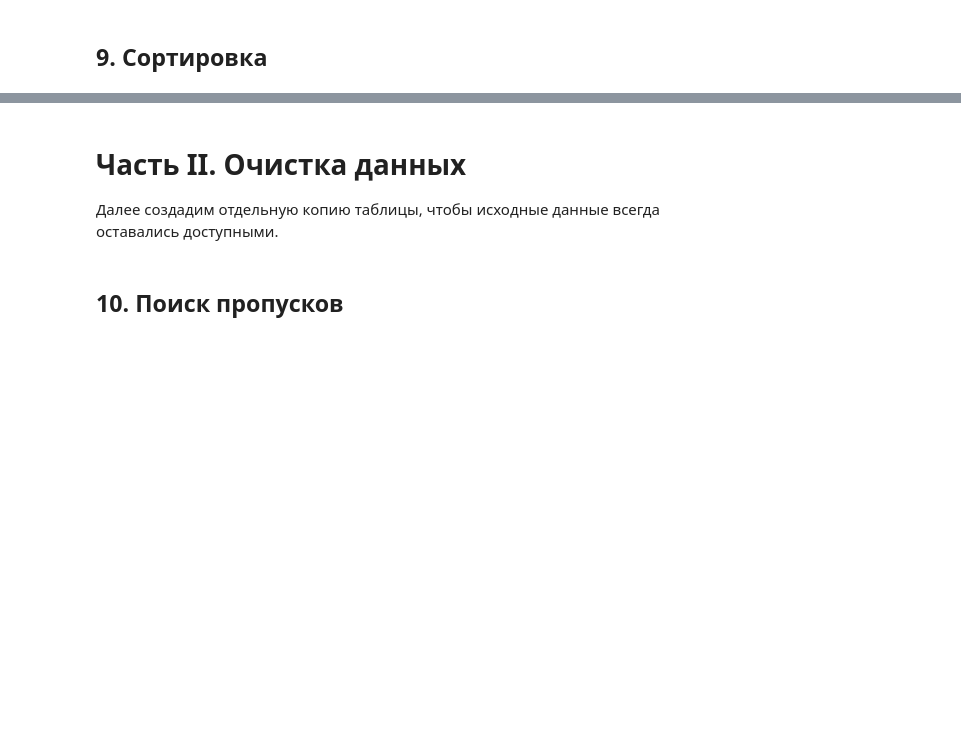
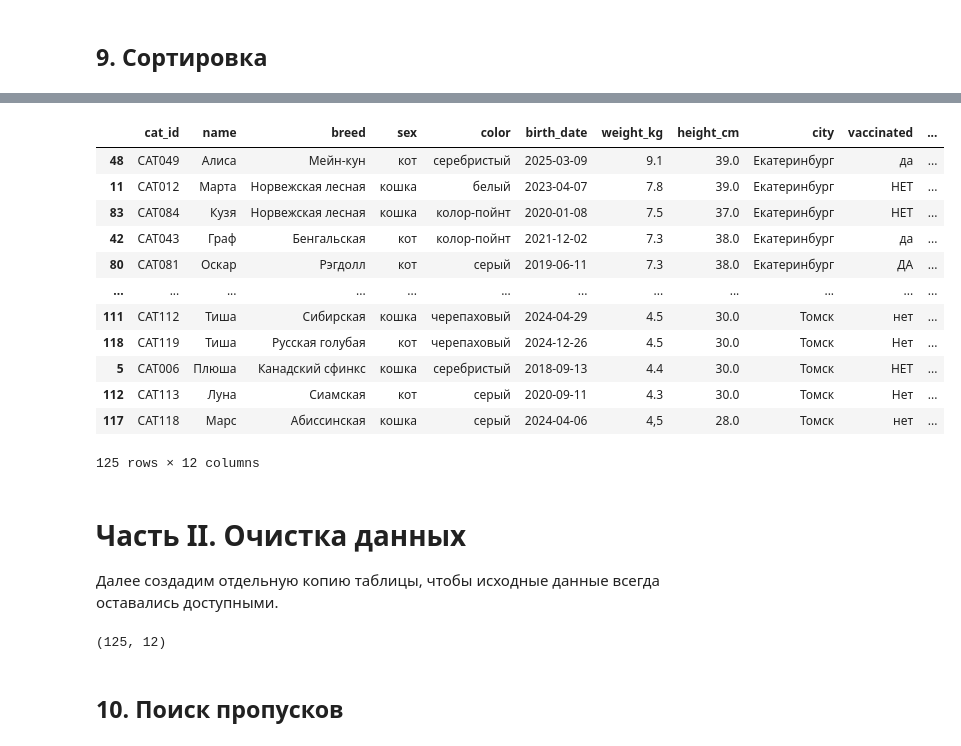
Before and after one commit to golubnichiy/bigdata_26_09, a Jupyter notebook: pandas_1_base.ipynb, the cells around one changed output, grey strips where cells are left out. Cells and saved outputs as stored; diff of their text form; code cells hidden in the pictures; blank space fills up the shorter version.

```diff
--- a/pandas_1_base.ipynb
+++ b/pandas_1_base.ipynb
@@ -57,6 +330,27 @@
+# %%
+cats.sort_values(['city', 'weight_kg'], ascending=[True, False])
+# %% [output]
+|  | cat_id | name | breed | sex | color | birth_date | weight_kg | height_cm | city | vaccinated | ... |
+| 48 | CAT049 | Алиса | Мейн-кун | кот | серебристый | 2025-03-09 | 9.1 | 39.0 | Екатеринбург | да | ... |
+| 11 | CAT012 | Марта | Норвежская лесная | кошка | белый | 2023-04-07 | 7.8 | 39.0 | Екатеринбург | НЕТ | ... |
+| 83 | CAT084 | Кузя | Норвежская лесная | кошка | колор-пойнт | 2020-01-08 | 7.5 | 37.0 | Екатеринбург | НЕТ | ... |
+| 42 | CAT043 | Граф | Бенгальская | кот | колор-пойнт | 2021-12-02 | 7.3 | 38.0 | Екатеринбург | да | ... |
+| 80 | CAT081 | Оскар | Рэгдолл | кот | серый | 2019-06-11 | 7.3 | 38.0 | Екатеринбург | ДА | ... |
+| ... | ... | ... | ... | ... | ... | ... | ... | ... | ... | ... | ... |
+| 111 | CAT112 | Тиша | Сибирская | кошка | черепаховый | 2024-04-29 | 4.5 | 30.0 | Томск | нет | ... |
+| 118 | CAT119 | Тиша | Русская голубая | кот | черепаховый | 2024-12-26 | 4.5 | 30.0 | Томск | Нет | ... |
+| 5 | CAT006 | Плюша | Канадский сфинкс | кошка | серебристый | 2018-09-13 | 4.4 | 30.0 | Томск | НЕТ | ... |
+| 112 | CAT113 | Луна | Сиамская | кот | серый | 2020-09-11 | 4.3 | 30.0 | Томск | Нет | ... |
+| 117 | CAT118 | Марс | Абиссинская | кошка | серый | 2024-04-06 | 4,5 | 28.0 | Томск | нет | ... |
+125 rows × 12 columns
 # %% [markdown]
 # Часть II. Очистка данных
 
 Далее создадим отдельную копию таблицы, чтобы исходные данные всегда оставались доступными.
+# %%
+cats_clean = cats.copy()
+cats_clean.shape
+# %% [output]
+(125, 12)
 # %% [markdown]
 ## 10. Поиск пропусков
```
Also changed, not shown: parts of 47 cells of this notebook.
